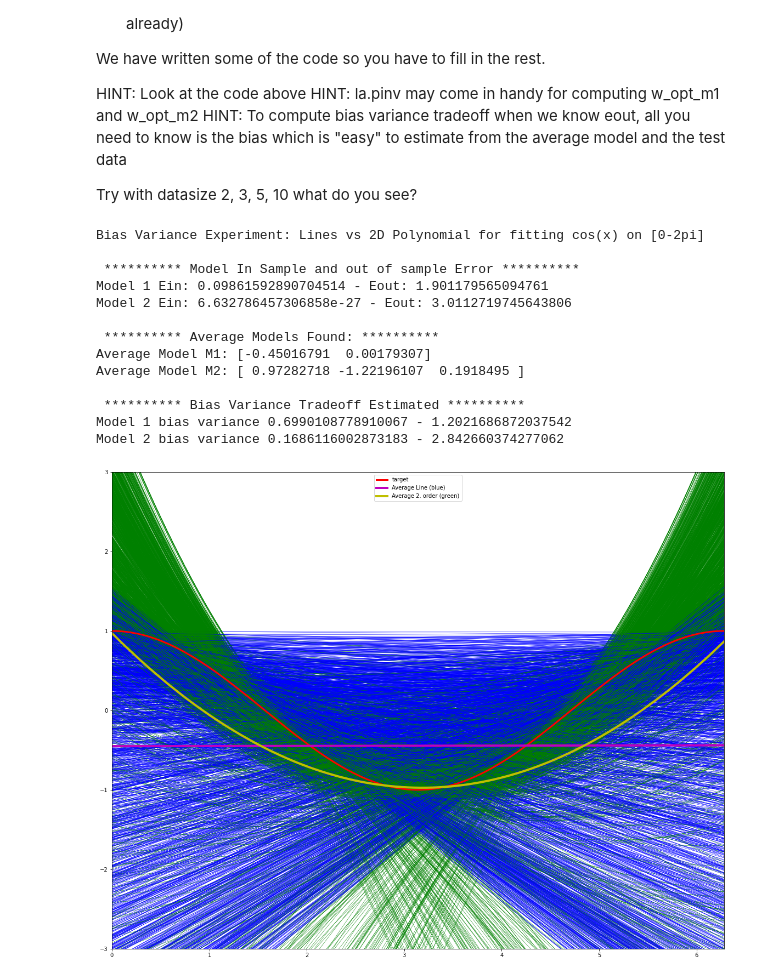
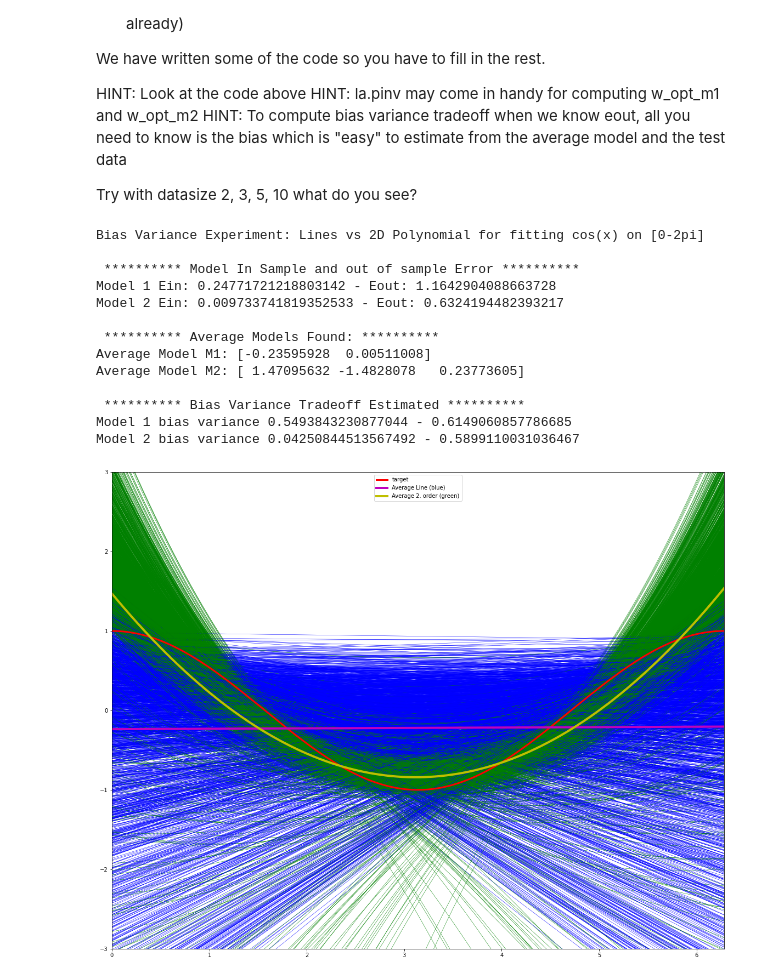
Before and after one commit to frehors/ml-exercises, a Jupyter notebook: week7/BiasVariance.ipynb, the cells around one changed output. Cells and saved outputs as stored; diff of their text form; code cells hidden in the pictures.

```diff
--- a/week7/BiasVariance.ipynb
+++ b/week7/BiasVariance.ipynb
@@ -268,19 +268,19 @@ def bias_var_exp(datasize=3, fits_to_plot=2000):
     plt.legend()
     plt.show()
 # %%
-bias_var_exp(3)
+bias_var_exp(5)
 # %% [output]
 Bias Variance Experiment: Lines vs 2D Polynomial for fitting cos(x) on [0-2pi]
 
  ********** Model In Sample and out of sample Error **********
-Model 1 Ein: 0.09861592890704514 - Eout: 1.901179565094761
-Model 2 Ein: 6.632786457306858e-27 - Eout: 3.0112719745643806
+Model 1 Ein: 0.24771721218803142 - Eout: 1.1642904088663728
+Model 2 Ein: 0.009733741819352533 - Eout: 0.6324194482393217
 
  ********** Average Models Found: **********
-Average Model M1: [-0.45016791  0.00179307]
-Average Model M2: [ 0.97282718 -1.22196107  0.1918495 ]
+Average Model M1: [-0.23595928  0.00511008]
+Average Model M2: [ 1.47095632 -1.4828078   0.23773605]
 
  ********** Bias Variance Tradeoff Estimated **********
-Model 1 bias variance 0.6990108778910067 - 1.2021686872037542
-Model 2 bias variance 0.1686116002873183 - 2.842660374277062
+Model 1 bias variance 0.5493843230877044 - 0.6149060857786685
+Model 2 bias variance 0.04250844513567492 - 0.5899110031036467
-[figure, old version]
+[figure, new version]
```
Also changed, not shown: parts of 1 cell of this notebook, 3 other files.
